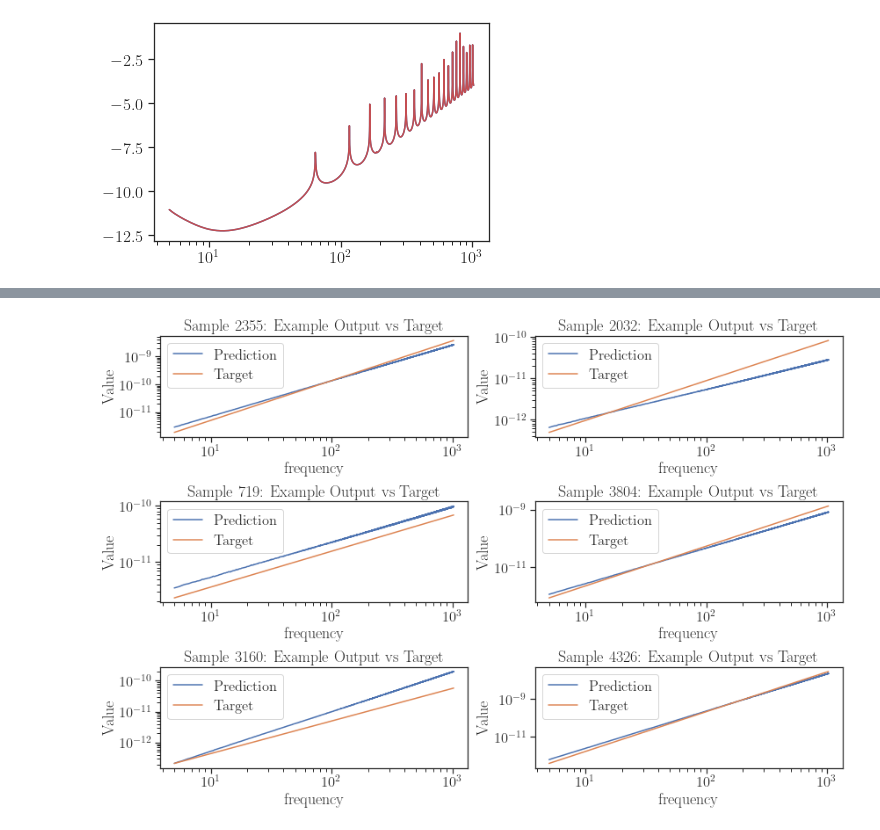
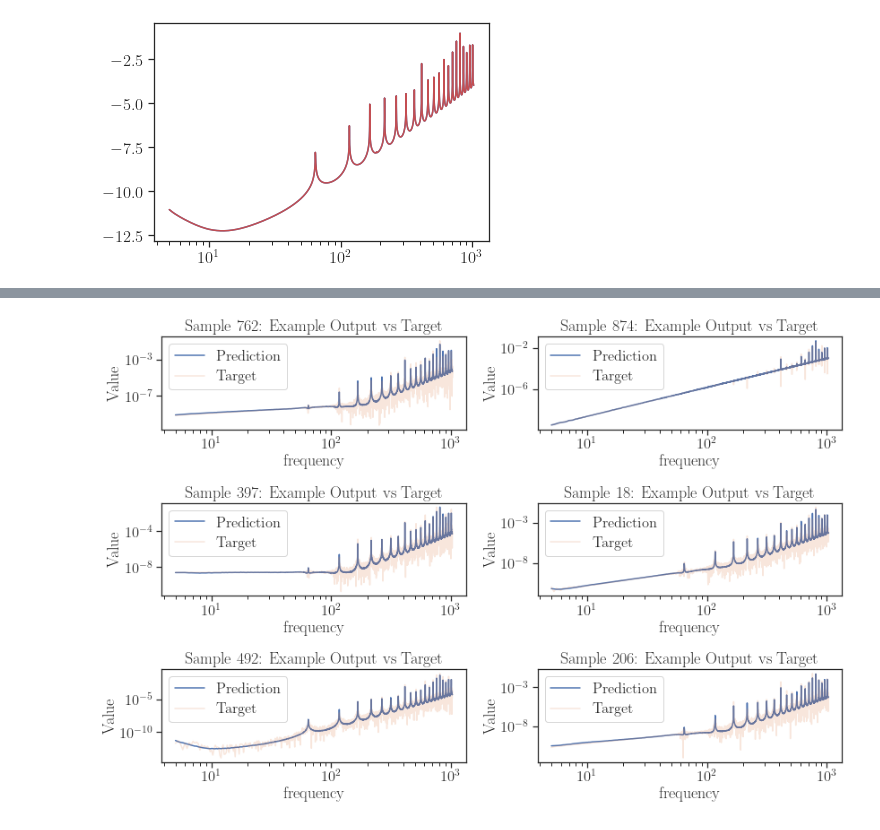
Before and after one commit to abbystokes/SBI_SGWB_DSMMA, a Jupyter notebook: Haowen/AE.ipynb, the cells around one changed output, grey strips where cells are left out. Cells and saved outputs as stored; diff of their text form; code cells hidden in the pictures.

```diff
--- a/Haowen/AE.ipynb
+++ b/Haowen/AE.ipynb
@@ -10,7 +10,6 @@ import swyft
 import pytorch_lightning as pl
 import seaborn as sns
 import torch
-DEVICE = 'GPU'
 freq = np.arange(5.00,1024,1/4)
 pi = np.pi
 sqrt = np.sqrt
@@ -30,7 +29,7 @@ class Simulator(swyft.Simulator):
         self.transform_samples = swyft.to_numpy32
         self.Nbins = Nbins
         self.freq = np.linspace(5., 1024 + (1024-5)/Nbins , Nbins)
-        self.sample_z = swyft.RectBoundSampler([stats.uniform(-9, 2), #alpha
+        self.sample_z = swyft.RectBoundSampler([stats.uniform(-12,5), #alpha
                                                 stats.uniform(0,3)], #omega alpha
                                                 bounds = bounds) #bounds changes range of the prior
 
@@ -77,10 +76,10 @@ plt.rcParams["text.usetex"] = "true"
 # Simulate data
 
 fref = 25
-CE_PSD = np.genfromtxt("../Abby/data/cosmic_explorer_40km_for_paper.txt")
+CE_PSD = np.genfromtxt("./cosmic_explorer_40km_for_paper.txt")
 CE_PSD[0, 0]  = 4.99999999999999999
 CE_PSD[:, 1] = CE_PSD[:, 1]**2
-gamma_HL = np.genfromtxt("../Abby/data/gamma_HL.txt")
+gamma_HL = np.genfromtxt("./gamma_HL.txt")
 T_obs = 365 * 24 * 3600
 
 sim = Simulator(fref, CE_PSD, gamma_HL, T_obs, bounds=None)
@@ -202,12 +201,14 @@ x_samples = np.log10(np.abs(samples['x']))
 m_samples = np.log10(np.abs(samples['m']))
 
 
-# Scaling data across each sample (need to transpose first)
-# transposed_x = x_samples.T
-# transposed_m = m_samples.T
+# Standardize x first might help
+# No need to scale m--parameters
+scaler_x = StandardScaler()
+scaler_m = StandardScaler()
+x_scaled = scaler_x.fit_transform(x_samples)
+m_scaled = scaler_x.fit_transform(x_samples)
 
-
-x_train, x_test, m_train, m_test = train_test_split(x_samples, m_samples, test_size=0.1) # x_scaled, m_scaled
+x_train, x_test, m_train, m_test = train_test_split(x_scaled, m_scaled, test_size=0.1) # x_scaled, m_scaled
 
 from torch.utils.data import TensorDataset
 
@@ -326,38 +336,42 @@ import random
 # Randomly select 6 indices
 num_samples = 6
 random_indices = random.sample(range(len(test_dataset)), num_samples)
+
+# unstandardize
+mu = np.mean(x_samples, axis=0)
+sigma = np.std(x_samples, axis=0)
 
 # Calculate the number of rows and columns for the subplot layout
 num_rows = 3
 num_cols = 2
 
 fig, axs = plt.subplots(num_rows, num_cols, figsize=(12, 8))
 
 for i, idx in enumerate(random_indices):
     row = i // num_cols
     col = i % num_cols
 
     sample, target = test_dataset[idx]
 
     # Pass the sample through the model to get the prediction
     with torch.no_grad():
         model.eval()
         prediction = model(sample.unsqueeze(0).unsqueeze(0))
 
-    axs[row, col].loglog(sim.freq, 10**prediction.squeeze().numpy(), label='Prediction')
-    axs[row, col].loglog(sim.freq, 10**target.squeeze().numpy(),  label='Target')
+    axs[row, col].loglog(sim.freq, 10**(prediction.squeeze().numpy()*sigma + mu), label='Prediction')
+    axs[row, col].loglog(sim.freq, 10**(target.squeeze().numpy()*sigma+mu),  label='Target', alpha=0.2)
     axs[row, col].set_xlabel('frequency')
     axs[row, col].set_ylabel('Value')
     axs[row, col].set_title(f'Sample {idx}: Example Output vs Target')
     axs[row, col].legend()
 
 # Hide any empty subplots
 for i in range(len(random_indices), num_rows * num_cols):
     row = i // num_cols
     col = i % num_cols
     axs[row, col].axis('off')
 
 plt.tight_layout()
 plt.show()
 # %% [output]
-[figure, old version]
+[figure, new version]
```
Also changed, not shown: parts of 6 cells of this notebook.
